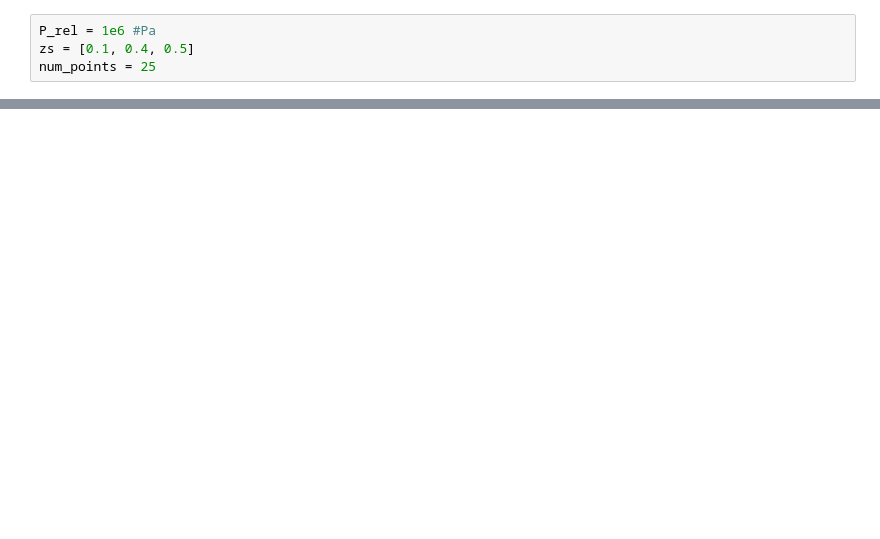
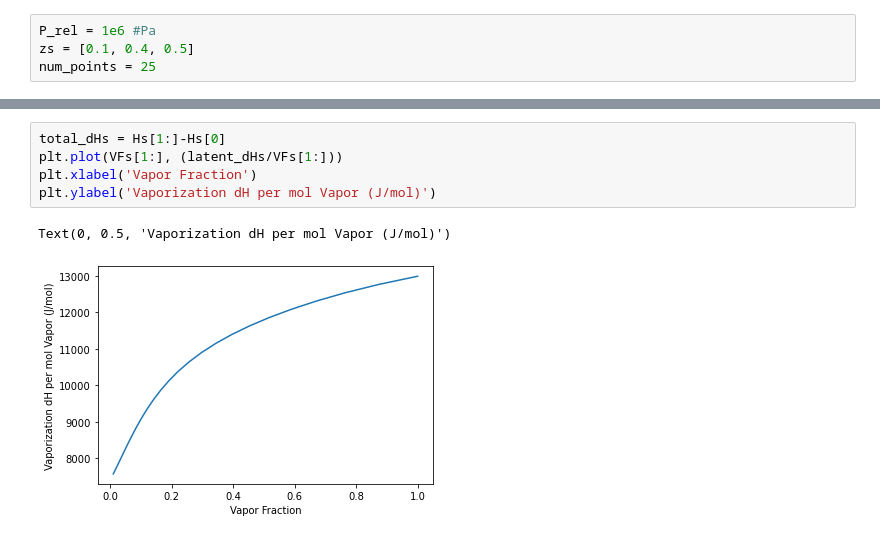
Before and after one commit to RoryKurek/prfs, a Jupyter notebook: docs/Fire-Wetted.ipynb, the cells around one changed output, grey strips where cells are left out. Saved outputs shown, nothing was run; the diff lists cells and outputs as text; blank space fills up the shorter version.

```diff
--- a/docs/Fire-Wetted.ipynb
+++ b/docs/Fire-Wetted.ipynb
@@ -71,0 +61,8 @@ timeit(find_props(data['T (K)']))
+# %%
+total_dHs = Hs[1:]-Hs[0]
+plt.plot(VFs[1:], (latent_dHs/VFs[1:]))
+plt.xlabel('Vapor Fraction')
+plt.ylabel('Vaporization dH per mol Vapor (J/mol)')
+# %% [output]
+Text(0, 0.5, 'Vaporization dH per mol Vapor (J/mol)')
+[figure, added]
```
Also changed, not shown: parts of 16 cells of this notebook, 2 other files.
